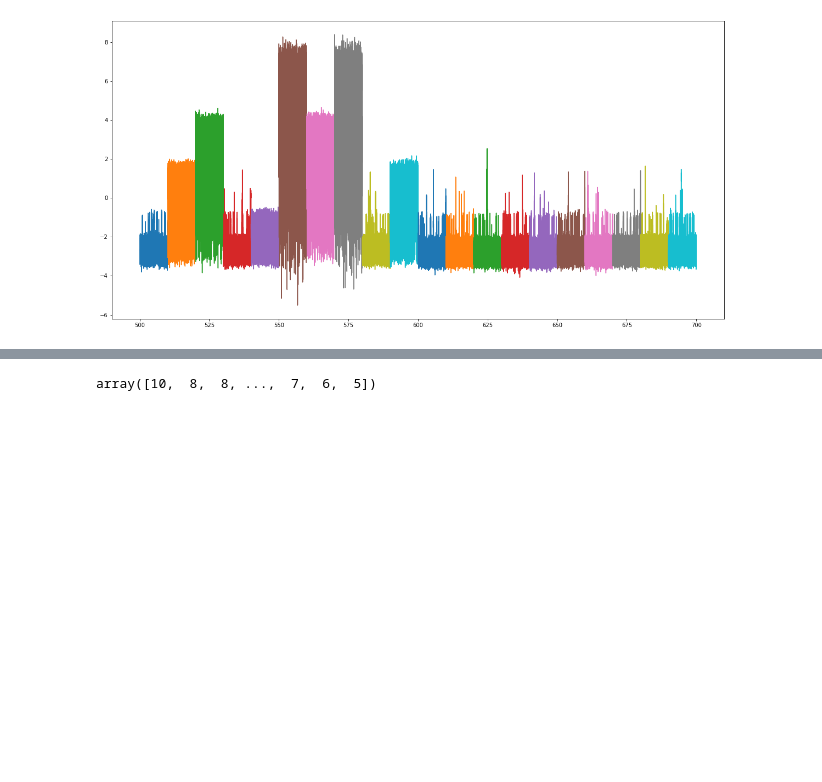
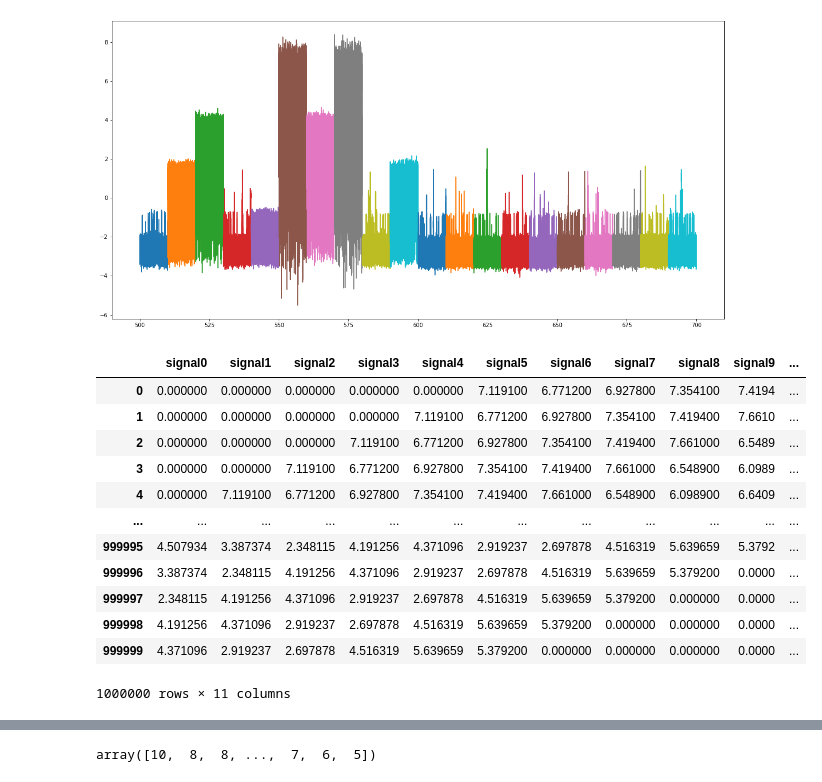
Before and after one commit to Jarodc33/ion_switching, a Jupyter notebook: notebooks/exploratory/04_sliding_window.ipynb, the cells around one changed output, grey strips where cells are left out. Saved outputs shown, nothing was run; the diff lists cells and outputs as text; code cells hidden in the pictures; blank space fills up the shorter version.

```diff
--- a/notebooks/exploratory/04_sliding_window.ipynb
+++ b/notebooks/exploratory/04_sliding_window.ipynb
@@ -85,16 +88,43 @@ for i in test_chunks:
     plt.plot(i['time'], i['signal'])
 # %% [output]
 [figure]
-# %%
-def make_sliding_window_frame(data, window_size):
-    if window_size % 2 == 1:
-        raise ValueError('window must be an even number')
-    sliding_frame = pd.DataFrame(columns = ['signal' + str(i) for i in range(window_size)] + ['open_channels'])
-    sliding_frame['open_channels'] = data['open_channels']
-    signal = data['signal']
-    nans = pd.Series(np.zeros(window_size // 2))
-    signal = pd.concat([nans, signal, nans], ignore_index = True)
-    signal = signal
-    for index in range(window_size):
-        sliding_frame['signal' + str(index)] = signal[index:index - window_size].values
-    return sliding_frame
+# %%
+def _sliding_window(array, window_size, offset = 0):
+    """
+    offset = number of zeros added to the begining
+    """
+    array = np.append(np.append(np.zeros(offset), array), np.zeros(window_size - offset))
+    sliding_window_array = [array[0: -window_size]]
+    for i in range(1, window_size):
+        sliding_window_array = np.append(sliding_window_array, [array[i:i - window_size]], axis = 0)
+    return sliding_window_array.T
+
+def make_sliding_window(series, window_size):
+    col_names = [series.name + str(i) for i in range(window_size)]
+    return pd.DataFrame(_sliding_window(series, window_size, window_size // 2), columns = col_names)
+
+def make_sliding_window_frame(data, window_size):
+    sliding_window = make_sliding_window(data['signal'], window_size)
+    sliding_window['open_channels'] = data['open_channels'].reset_index(drop = True)
+    return sliding_window
+# %%
+a = pd.concat([train_chunks[0], train_chunks[1]])
+make_sliding_window_frame(a, 10)
+
+model5_data = pd.concat([train_chunks[4], train_chunks[9]])
+model5_data = make_sliding_window_frame(model5_data, sliding_window_size)
+model5_data
+# %% [output]
+|  | signal0 | signal1 | signal2 | signal3 | signal4 | signal5 | signal6 | signal7 | signal8 | signal9 | ... |
+| 0 | 0.000000 | 0.000000 | 0.000000 | 0.000000 | 0.000000 | 7.119100 | 6.771200 | 6.927800 | 7.354100 | 7.4194 | ... |
+| 1 | 0.000000 | 0.000000 | 0.000000 | 0.000000 | 7.119100 | 6.771200 | 6.927800 | 7.354100 | 7.419400 | 7.6610 | ... |
+| 2 | 0.000000 | 0.000000 | 0.000000 | 7.119100 | 6.771200 | 6.927800 | 7.354100 | 7.419400 | 7.661000 | 6.5489 | ... |
+| 3 | 0.000000 | 0.000000 | 7.119100 | 6.771200 | 6.927800 | 7.354100 | 7.419400 | 7.661000 | 6.548900 | 6.0989 | ... |
+| 4 | 0.000000 | 7.119100 | 6.771200 | 6.927800 | 7.354100 | 7.419400 | 7.661000 | 6.548900 | 6.098900 | 6.6409 | ... |
+| ... | ... | ... | ... | ... | ... | ... | ... | ... | ... | ... | ... |
+| 999995 | 4.507934 | 3.387374 | 2.348115 | 4.191256 | 4.371096 | 2.919237 | 2.697878 | 4.516319 | 5.639659 | 5.3792 | ... |
+| 999996 | 3.387374 | 2.348115 | 4.191256 | 4.371096 | 2.919237 | 2.697878 | 4.516319 | 5.639659 | 5.379200 | 0.0000 | ... |
+| 999997 | 2.348115 | 4.191256 | 4.371096 | 2.919237 | 2.697878 | 4.516319 | 5.639659 | 5.379200 | 0.000000 | 0.0000 | ... |
+| 999998 | 4.191256 | 4.371096 | 2.919237 | 2.697878 | 4.516319 | 5.639659 | 5.379200 | 0.000000 | 0.000000 | 0.0000 | ... |
+| 999999 | 4.371096 | 2.919237 | 2.697878 | 4.516319 | 5.639659 | 5.379200 | 0.000000 | 0.000000 | 0.000000 | 0.0000 | ... |
+1000000 rows × 11 columns
```
Also changed, not shown: parts of 14 cells of this notebook.
